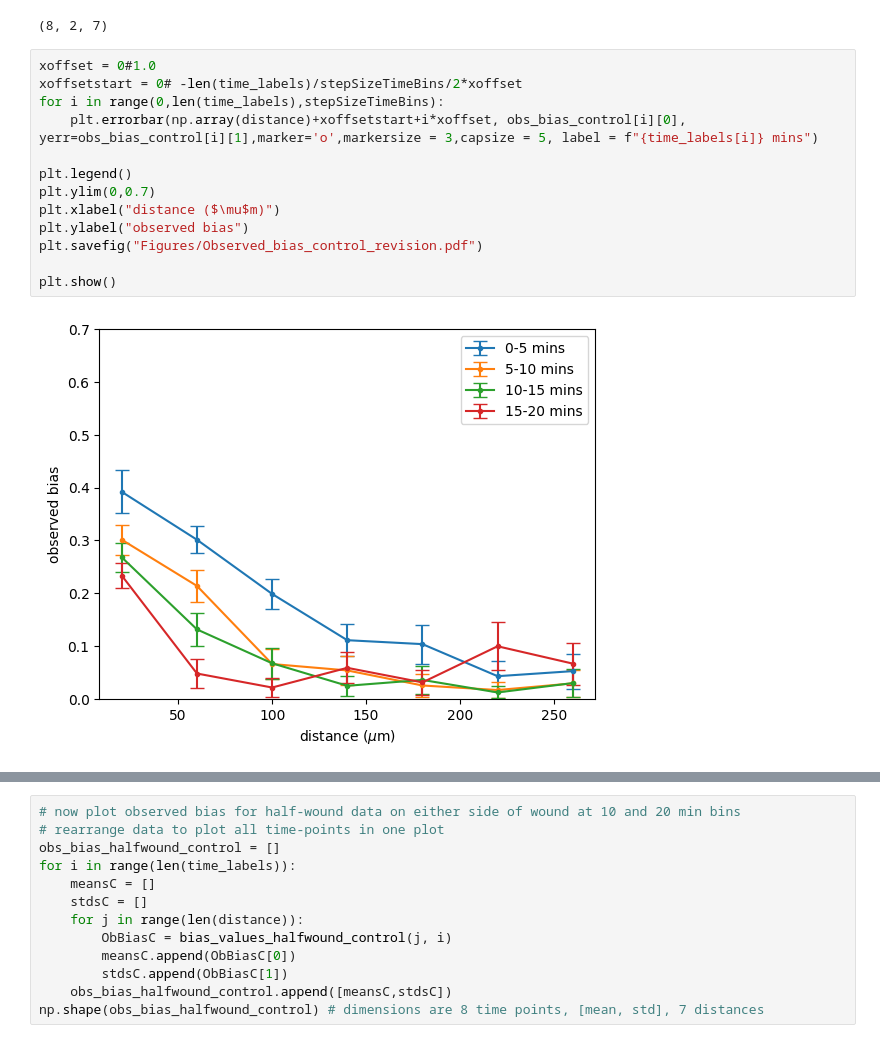
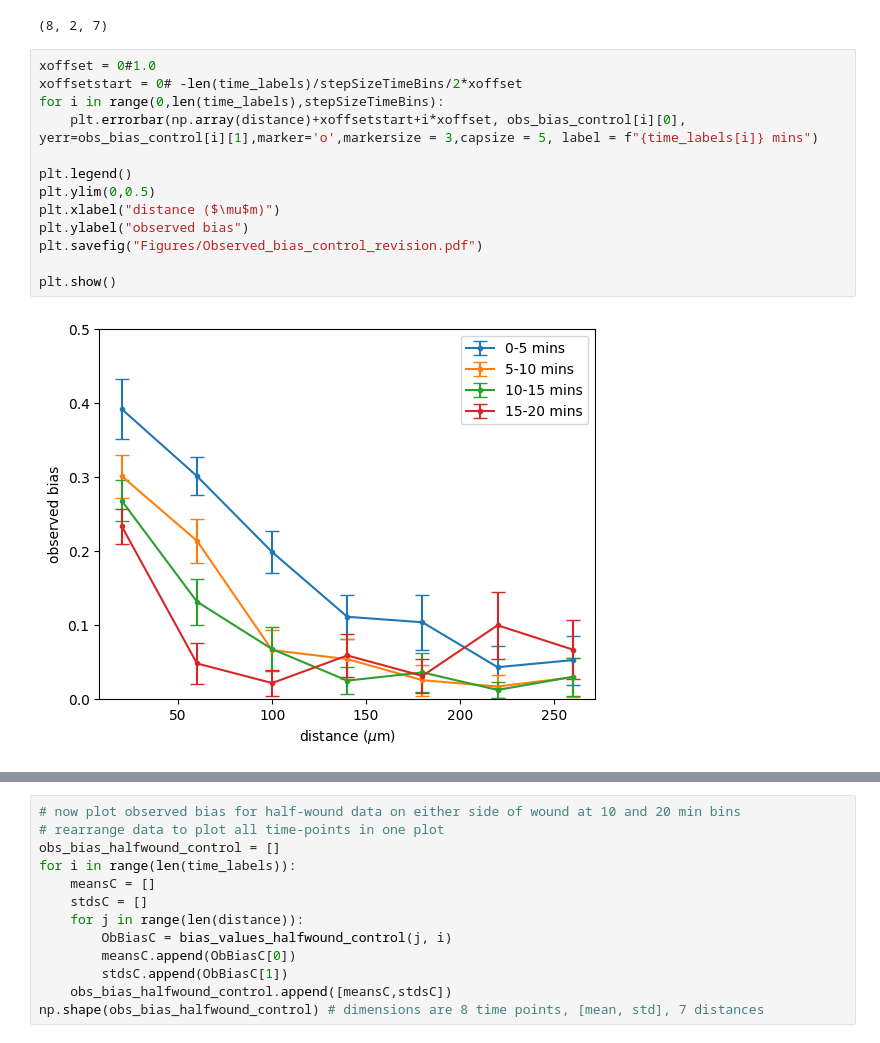
Before and after one commit to Schumacher-group/ImmuneCellMigrationAnalysis, a Jupyter notebook: Notebooks/Observed bias visualisation_revision.ipynb, the cells around one changed output, grey strips where cells are left out. Cells and saved outputs as stored; diff of their text form.

```diff
--- a/Notebooks/Observed bias visualisation_revision.ipynb
+++ b/Notebooks/Observed bias visualisation_revision.ipynb
@@ -129,18 +129,18 @@ np.shape(obs_bias_mcr)# dimensions are 8 time points, [mean, std], 7 distances
 # %%
 xoffset = 0#1.0
 xoffsetstart = 0# -len(time_labels)/stepSizeTimeBins/2*xoffset
 for i in range(0,len(time_labels),stepSizeTimeBins):
     plt.errorbar(np.array(distance)+xoffsetstart+i*xoffset, obs_bias_control[i][0], yerr=obs_bias_control[i][1],marker='o',markersize = 3,capsize = 5, label = f"{time_labels[i]} mins")
 
 plt.legend()
-plt.ylim(0,0.7)
+plt.ylim(0,0.5)
 plt.xlabel("distance ($\mu$m)")
 plt.ylabel("observed bias")
 plt.savefig("Figures/Observed_bias_control_revision.pdf")
 
 plt.show()
 # %% [output]
-[figure, old version]
+[figure, new version]
 # %%
 for i in range(0,len(time_labels),stepSizeTimeBins):
     plt.errorbar(np.array(distance)+xoffsetstart+i*xoffset, obs_bias_mcr[i][0], yerr=obs_bias_mcr[i][1],marker='o',markersize = 3,capsize = 5,label = f"{time_labels[i]} mins")
```
Also changed, not shown: parts of 1 cell of this notebook, 1 other file.
